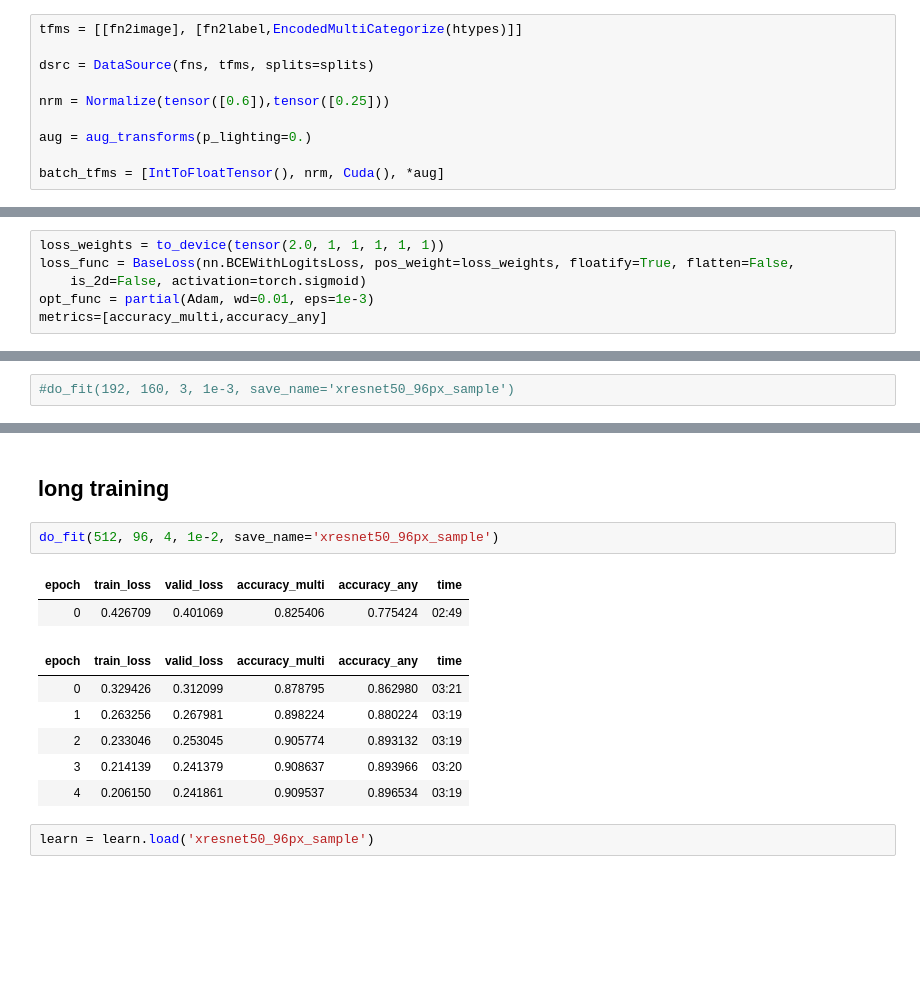
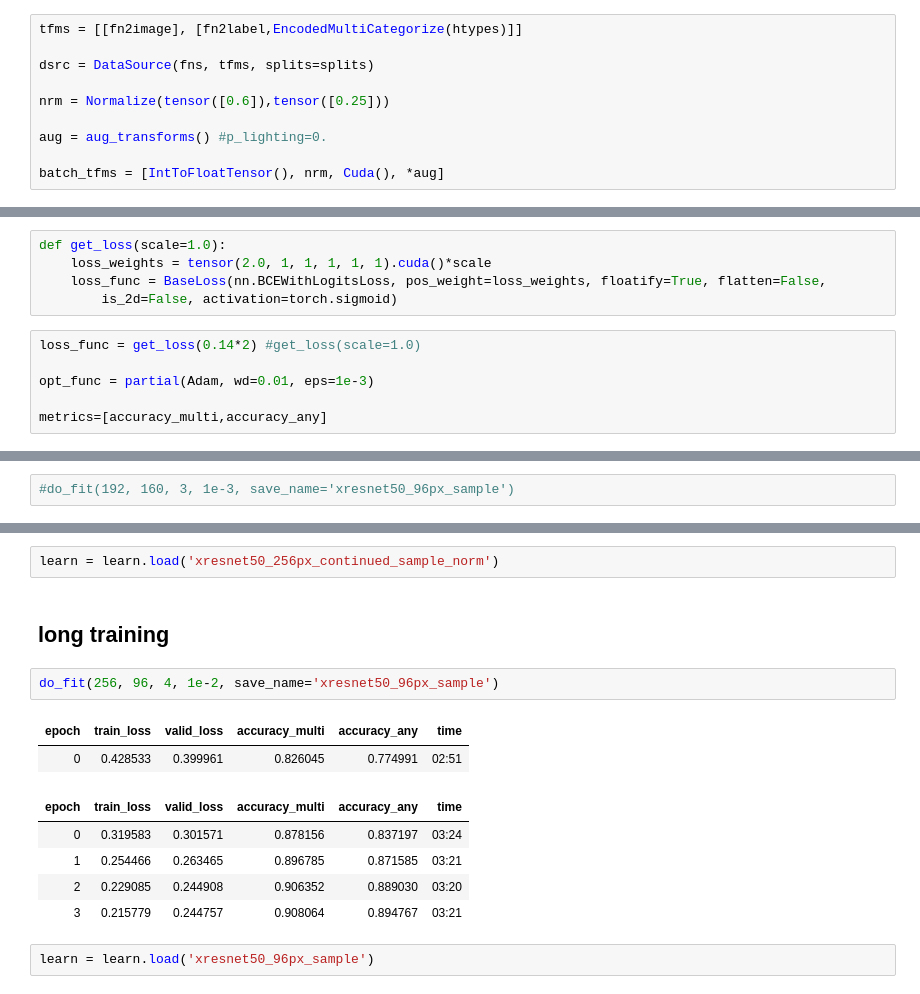
Before and after one commit to CozyDoomer/RSNA-intracranial-hemorrhage-detection, a Jupyter notebook: prototyping-fastai.ipynb, the cells around one changed output, grey strips where cells are left out. Saved outputs shown, nothing was run; the diff lists cells and outputs as text; blank space fills up the shorter version.

```diff
--- a/prototyping-fastai.ipynb
+++ b/prototyping-fastai.ipynb
@@ -88,7 +88,7 @@ dsrc = DataSource(fns, tfms, splits=splits)
 
 nrm = Normalize(tensor([0.6]),tensor([0.25]))
 
-aug = aug_transforms(p_lighting=0.)
+aug = aug_transforms() #p_lighting=0.
 
 batch_tfms = [IntToFloatTensor(), nrm, Cuda(), *aug]
 # %% [markdown]
@@ -117,11 +117,16 @@ def accuracy_any(inp, targ, thresh=0.5, sigmoid=True):
 # %% [markdown]
 The loss function in this competition is weighted, so let's train using that loss function too.
 # %%
-loss_weights = to_device(tensor(2.0, 1, 1, 1, 1, 1))
-loss_func = BaseLoss(nn.BCEWithLogitsLoss, pos_weight=loss_weights, floatify=True, flatten=False,
-    is_2d=False, activation=torch.sigmoid)
-opt_func = partial(Adam, wd=0.01, eps=1e-3)
-metrics=[accuracy_multi,accuracy_any]
+def get_loss(scale=1.0):
+    loss_weights = tensor(2.0, 1, 1, 1, 1, 1).cuda()*scale
+    loss_func = BaseLoss(nn.BCEWithLogitsLoss, pos_weight=loss_weights, floatify=True, flatten=False,
+        is_2d=False, activation=torch.sigmoid)
+# %%
+loss_func = get_loss(0.14*2) #get_loss(scale=1.0)
+
+opt_func = partial(Adam, wd=0.01, eps=1e-3)
+
+metrics=[accuracy_multi,accuracy_any]
 # %% [markdown]
 Now we're ready to create our learner. We can use mixed precision (fp16) by simply adding a call to `to_fp16()`!
 # %%
@@ -166,16 +247,17 @@ we can use `torch.cuda.empty_cache()` if anything goes wrong to reset the gpu me
+# %%
+learn = learn.load('xresnet50_256px_continued_sample_norm')
 # %% [markdown]
 ## long training
 # %%
-do_fit(512, 96, 4, 1e-2, save_name='xresnet50_96px_sample')
+do_fit(256, 96, 4, 1e-2, save_name='xresnet50_96px_sample')
 # %% [output]
 | epoch | train_loss | valid_loss | accuracy_multi | accuracy_any | time |
-| 0 | 0.426709 | 0.401069 | 0.825406 | 0.775424 | 02:49 |
+| 0 | 0.428533 | 0.399961 | 0.826045 | 0.774991 | 02:51 |
 | epoch | train_loss | valid_loss | accuracy_multi | accuracy_any | time |
-| 0 | 0.329426 | 0.312099 | 0.878795 | 0.862980 | 03:21 |
-| 1 | 0.263256 | 0.267981 | 0.898224 | 0.880224 | 03:19 |
-| 2 | 0.233046 | 0.253045 | 0.905774 | 0.893132 | 03:19 |
-| 3 | 0.214139 | 0.241379 | 0.908637 | 0.893966 | 03:20 |
-| 4 | 0.206150 | 0.241861 | 0.909537 | 0.896534 | 03:19 |
+| 0 | 0.319583 | 0.301571 | 0.878156 | 0.837197 | 03:24 |
+| 1 | 0.254466 | 0.263465 | 0.896785 | 0.871585 | 03:21 |
+| 2 | 0.229085 | 0.244908 | 0.906352 | 0.889030 | 03:20 |
+| 3 | 0.215779 | 0.244757 | 0.908064 | 0.894767 | 03:21 |
 # %%
 learn = learn.load('xresnet50_96px_sample')
 # %%
```
Also changed, not shown: parts of 26 cells of this notebook.
